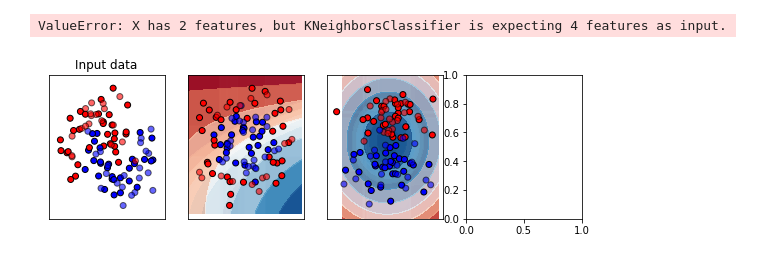
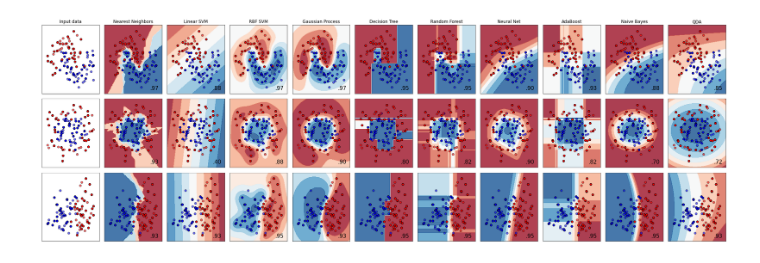
Before and after one commit to web-d-jun/python-ml, a Jupyter notebook: src/sklearn/01.ipynb, the cells around one changed output. Drawn from its saved outputs; the diff is of its cells as text; code cells hidden in the pictures.

```diff
--- a/src/sklearn/01.ipynb
+++ b/src/sklearn/01.ipynb
@@ -8,7 +8,7 @@ import numpy as np
 import matplotlib.pyplot as plt
 from matplotlib.colors import ListedColormap
 from sklearn.model_selection import train_test_split
-from sklearn.preprocessing import StandardScaler
+from sklearn.preprocessing import StandardScaler, MinMaxScaler
 from sklearn.datasets import make_moons, make_circles, make_classification
 from sklearn.neural_network import MLPClassifier
 from sklearn.neighbors import KNeighborsClassifier
@@ -48,7 +48,7 @@ classifiers = [
 ]
 
 X, y = make_classification(
-    n_features=4, n_redundant=0, n_informative=2, random_state=1, n_clusters_per_class=1
+    n_features=2, n_redundant=0, n_informative=2, random_state=1, n_clusters_per_class=1
 )
 rng = np.random.RandomState(2)
 X += 2 * rng.uniform(size=X.shape)
@@ -70,7 +70,6 @@ for ds_cnt, ds in enumerate(datasets):
     X_train, X_test, y_train, y_test = train_test_split(
         X, y, test_size=0.4, random_state=42
     )
-
     x_min, x_max = X[:, 0].min() - 0.5, X[:, 0].max() + 0.5
     y_min, y_max = X[:, 1].min() - 0.5, X[:, 1].max() + 0.5
 
@@ -81,57 +80,56 @@ for ds_cnt, ds in enumerate(datasets):
     if ds_cnt == 0:
         ax.set_title("Input data")
     # Plot the training points
     ax.scatter(X_train[:, 0], X_train[:, 1], c=y_train, cmap=cm_bright, edgecolors="k")
     # Plot the testing points
     ax.scatter(
         X_test[:, 0], X_test[:, 1], c=y_test, cmap=cm_bright, alpha=0.6, edgecolors="k"
     )
     ax.set_xlim(x_min, x_max)
     ax.set_ylim(y_min, y_max)
     ax.set_xticks(())
     ax.set_yticks(())
     i += 1
 
     # iterate over classifiers
     for name, clf in zip(names, classifiers):
         ax = plt.subplot(len(datasets), len(classifiers) + 1, i)
         clf.fit(X_train, y_train)
         score = clf.score(X_test, y_test)
         DecisionBoundaryDisplay.from_estimator(
             clf, X, cmap=cm, alpha=0.8, ax=ax, eps=0.5
         )
 
         # Plot the training points
-        # ax.scatter(
-        #     X_train[:, 0], X_train[:, 1], c=y_train, cmap=cm_bright, edgecolors="k"
-        # )
+        ax.scatter(
+            X_train[:, 0], X_train[:, 1], c=y_train, cmap=cm_bright, edgecolors="k"
+        )
         # Plot the testing points
-        # ax.scatter(
-        #     X_test[:, 0],
-        #     X_test[:, 1],
-        #     c=y_test,
-        #     cmap=cm_bright,
-        #     edgecolors="k",
-        #     alpha=0.6,
-        # )
+        ax.scatter(
+            X_test[:, 0],
+            X_test[:, 1],
+            c=y_test,
+            cmap=cm_bright,
+            edgecolors="k",
+            alpha=0.6,
+        )
 
-        # ax.set_xlim(x_min, x_max)
-        # ax.set_ylim(y_min, y_max)
-        # ax.set_xticks(())
-        # ax.set_yticks(())
-        # if ds_cnt == 0:
-        #     ax.set_title(name)
-        # ax.text(
-        #     x_max - 0.3,
-        #     y_min + 0.3,
-        #     ("%.2f" % score).lstrip("0"),
-        #     size=15,
-        #     horizontalalignment="right",
-        # )
-        # i += 1
+        ax.set_xlim(x_min, x_max)
+        ax.set_ylim(y_min, y_max)
+        ax.set_xticks(())
+        ax.set_yticks(())
+        if ds_cnt == 0:
+            ax.set_title(name)
+        ax.text(
+            x_max - 0.3,
+            y_min + 0.3,
+            ("%.2f" % score).lstrip("0"),
+            size=15,
+            horizontalalignment="right",
+        )
+        i += 1
 
 plt.tight_layout()
 plt.show()
 # %% [output]
-ValueError: X has 2 features, but KNeighborsClassifier is expecting 4 features as input.
-[figure, old version]
+[figure, new version]
```
Also changed, not shown: 1 other file.
